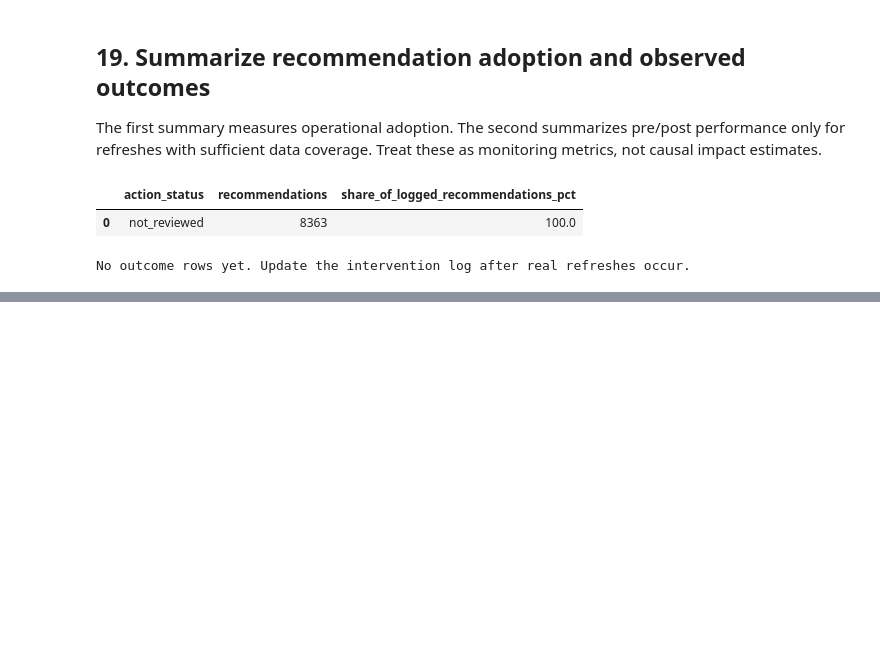
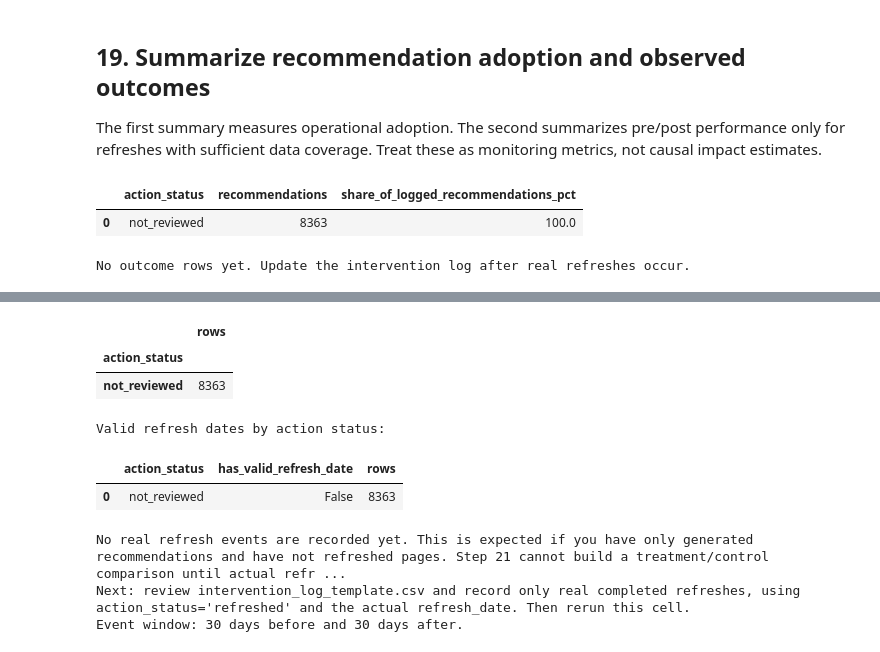
Before and after one commit to huseyinTozluyurt/Flyrank-Internship-MachineLearning, a Jupyter notebook: notebooks/ContentRefreshRecommendationEngine/FlyRank_Content_Refresh_Recommendation_Engine_Stage3_Business_Impact_Tracking.ipynb, the cells around one changed output, grey strips where cells are left out. Drawn from its saved outputs; the diff is of its cells as text; code cells hidden in the pictures; blank space fills up the shorter version.

```diff
--- a/notebooks/ContentRefreshRecommendationEngine/FlyRank_Content_Refresh_Recommendation_Engine_Stage3_Business_Impact_Tracking.ipynb
+++ b/notebooks/ContentRefreshRecommendationEngine/FlyRank_Content_Refresh_Recommendation_Engine_Stage3_Business_Impact_Tracking.ipynb
@@ -1700,0 +1705,71 @@ Do not report a causal “traffic uplift caused by recommendations” until a de
+# %%
+from pathlib import Path
+import numpy as np
+import pandas as pd
+
+STAGE3_DIR = Path("outputs/stage3")
+STAGE3_DIR.mkdir(parents=True, exist_ok=True)
+
+# Prefer the in-memory intervention log; if absent, load the CSV template.
+if "interventions" not in globals() or not isinstance(interventions, pd.DataFrame):
+    log_path = STAGE3_DIR / "intervention_log_template.csv"
+    if not log_path.exists():
+        raise FileNotFoundError(
+            f"Intervention log not found at {log_path}. Run the Stage 3 export cell first."
+        )
+    interventions = pd.read_csv(log_path)
+
+required = {"client_hash_id", "content_hash_id", "action_status", "refresh_date"}
+missing = required - set(interventions.columns)
+if missing:
+    raise ValueError(f"interventions is missing required columns: {sorted(missing)}")
+
+events_all = interventions.copy()
+events_all["refresh_date"] = pd.to_datetime(events_all["refresh_date"], errors="coerce")
+events_all["action_status"] = (
+    events_all["action_status"].fillna("").astype(str).str.lower().str.strip()
+)
+
+print("Intervention-log rows:", f"{len(events_all):,}")
+print("\nAction status counts:")
+display(events_all["action_status"].value_counts(dropna=False).to_frame("rows"))
+print("\nValid refresh dates by action status:")
+display(
+    events_all.assign(has_valid_refresh_date=events_all["refresh_date"].notna())
+    .groupby(["action_status", "has_valid_refresh_date"], dropna=False)
+    .size().rename("rows").reset_index()
+)
+
+events = events_all.loc[
+    events_all["action_status"].eq("refreshed") & events_all["refresh_date"].notna(),
+    ["client_hash_id", "content_hash_id", "refresh_date"]
+].drop_duplicates()
+
+if events.empty:
+    print(
+        "\nNo real refresh events are recorded yet. This is expected if you have only "
+        "generated recommendations and have not refreshed pages. Step 21 cannot build "
+        "a treatment/control comparison until actual refreshes are logged."
+    )
+    print(
+        "Next: review intervention_log_template.csv and record only real completed "
+        "refreshes, using action_status='refreshed' and the actual refresh_date. "
+        "Then rerun this cell."
+    )
+    # Create an empty event table so downstream cells can be handled explicitly.
+    events = pd.DataFrame(columns=[
+        "client_hash_id", "content_hash_id", "refresh_date", "event_id"
+    ])
+    con.register("stage3_treatment_events", events)
+    SKIP_STAGE3_DID = True
+else:
+    events["refresh_date"] = events["refresh_date"].dt.date
+    events = events.reset_index(drop=True)
+    events["event_id"] = np.arange(len(events), dtype=int)
+    con.register("stage3_treatment_events", events)
+    SKIP_STAGE3_DID = False
+    print(f"\nValid refresh events available: {len(events):,}")
+
+print(f"Event window: {PRE_DAYS if 'PRE_DAYS' in globals() else 30} days before and "
+      f"{POST_DAYS if 'POST_DAYS' in globals() else 30} days after.")
+# %% [output]
@@ -1700,0 +1779,9 @@ Do not report a causal “traffic uplift caused by recommendations” until a de
+|  | rows |
+| action_status |  |
+| not_reviewed | 8363 |
+Valid refresh dates by action status:
+|  | action_status | has_valid_refresh_date | rows |
+| 0 | not_reviewed | False | 8363 |
+No real refresh events are recorded yet. This is expected if you have only generated recommendations and have not refreshed pages. Step 21 cannot build a treatment/control comparison until actual refr ...
+Next: review intervention_log_template.csv and record only real completed refreshes, using action_status='refreshed' and the actual refresh_date. Then rerun this cell.
+Event window: 30 days before and 30 days after.
```
Also changed, not shown: parts of 11 cells of this notebook.
